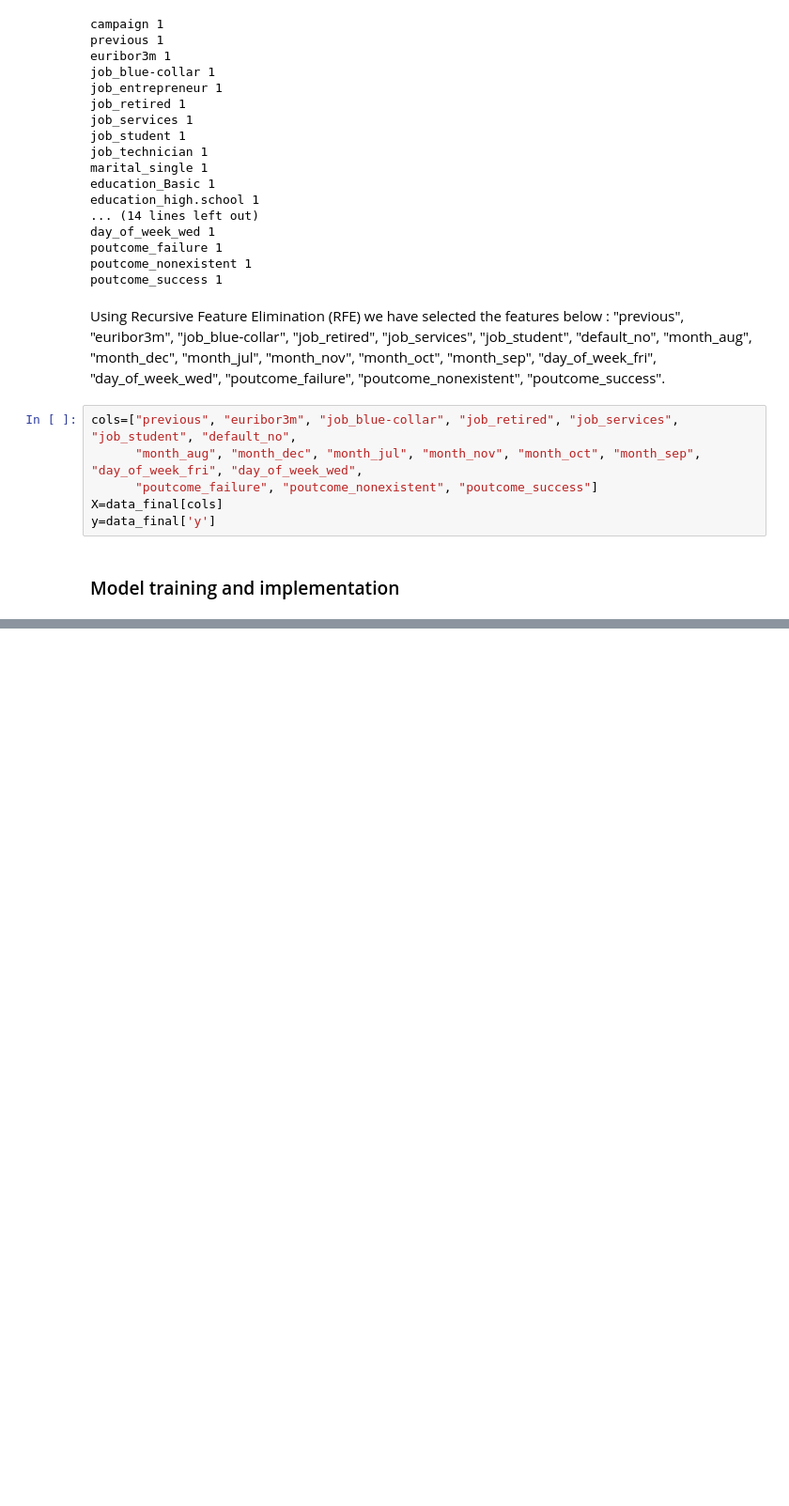
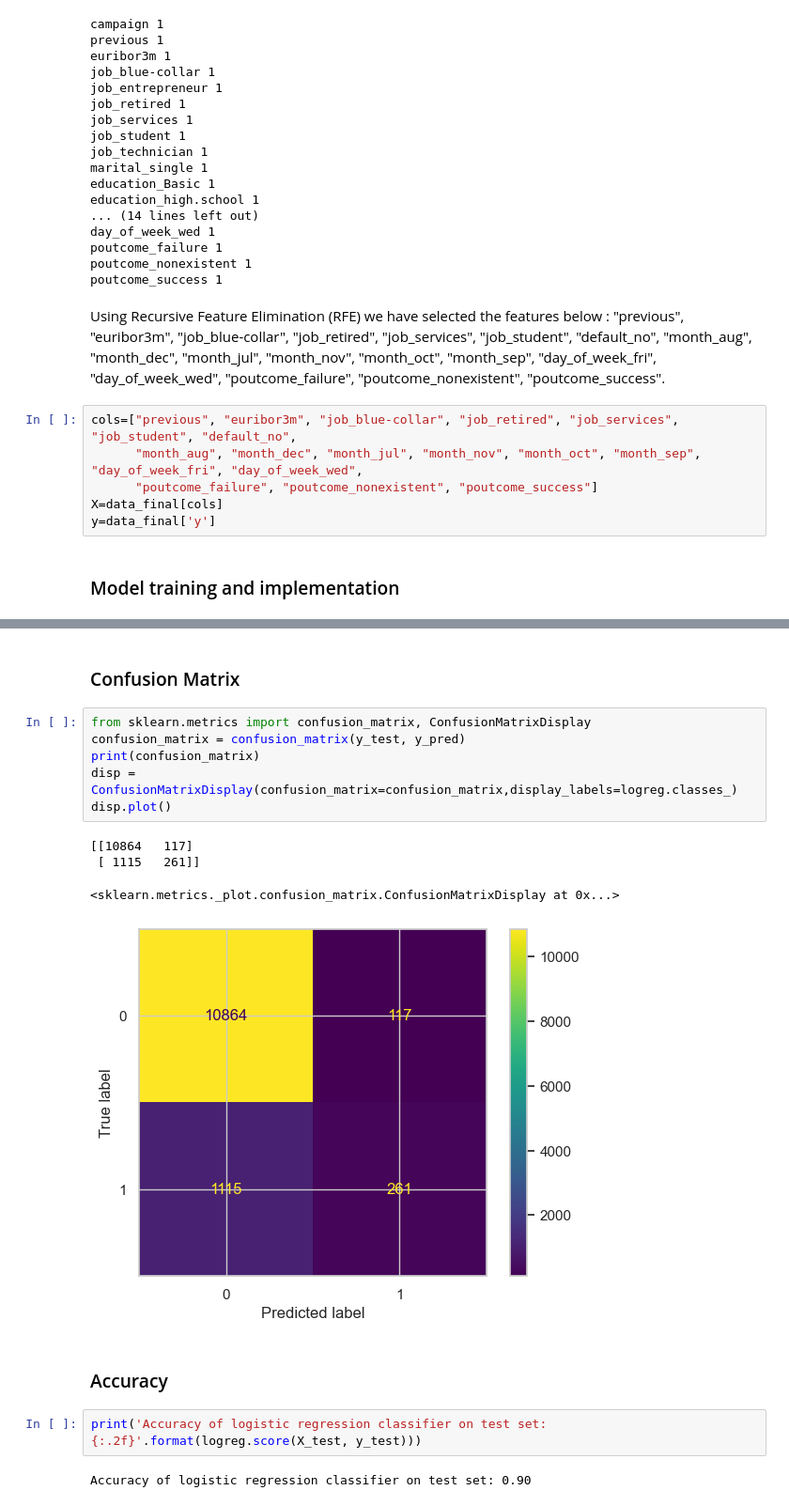
Before and after one commit to Eric-MK/Logistic_regression-, a Jupyter notebook: notebook.ipynb, the cells around one changed output, grey strips where cells are left out. Shown at 94% size. Cells and saved outputs as stored; diff of their text form; blank space fills up the shorter version.

```diff
--- a/notebook.ipynb
+++ b/notebook.ipynb
@@ -397,0 +514,19 @@ y=data_final['y']
+# %% [markdown]
+### Confusion Matrix
+# %%
+from sklearn.metrics import confusion_matrix, ConfusionMatrixDisplay
+confusion_matrix = confusion_matrix(y_test, y_pred)
+print(confusion_matrix)
+disp = ConfusionMatrixDisplay(confusion_matrix=confusion_matrix,display_labels=logreg.classes_)
+disp.plot()
+# %% [output]
+[[10864   117]
+ [ 1115   261]]
+<sklearn.metrics._plot.confusion_matrix.ConfusionMatrixDisplay at 0x...>
+[figure, added]
+# %% [markdown]
+### Accuracy
+# %%
+print('Accuracy of logistic regression classifier on test set: {:.2f}'.format(logreg.score(X_test, y_test)))
+# %% [output]
+Accuracy of logistic regression classifier on test set: 0.90
```
Also changed, not shown: parts of 17 cells of this notebook.
